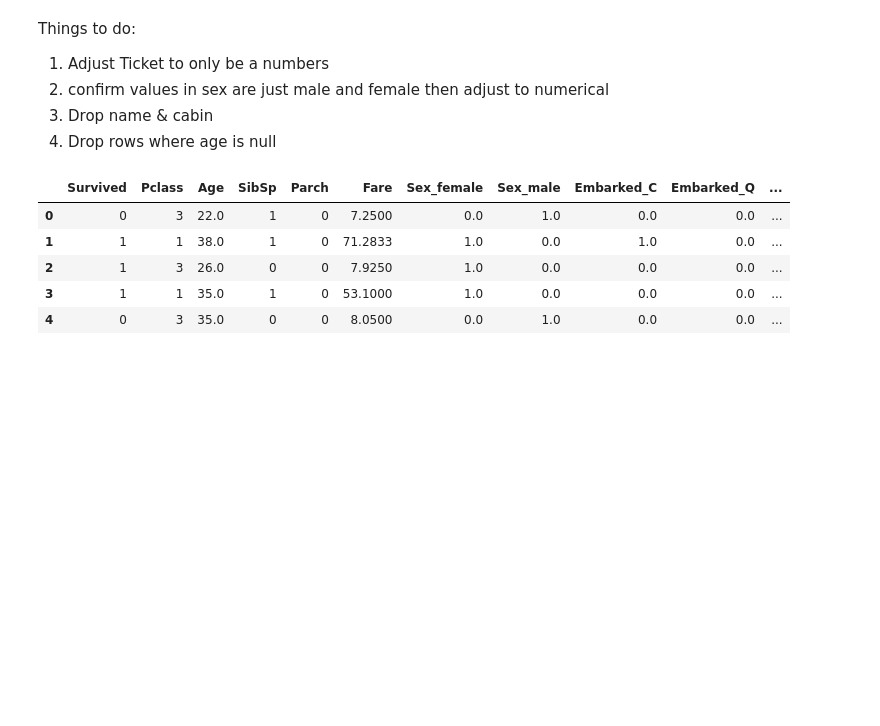
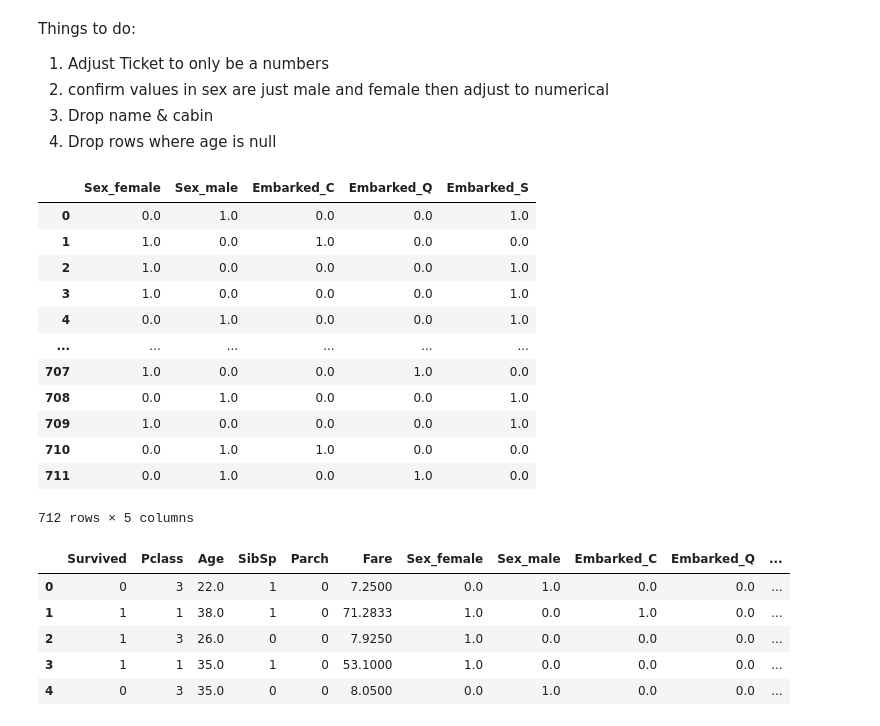
Before and after one commit to mackford3/Titanic, a Jupyter notebook: titanic.ipynb, the cells around one changed output. Saved outputs shown, nothing was run; the diff lists cells and outputs as text; code cells hidden in the pictures; blank space fills up the shorter version.

```diff
--- a/titanic.ipynb
+++ b/titanic.ipynb
@@ -50,6 +67,9 @@ df_train['Ticket'] = df_train['Ticket'].str.replace(r'[^0-9]', '', regex=True)
 #^ Dont need this going to drop ticket
 # %%
 df_train.dropna(subset='Age', inplace=True)
+df_train.dropna(subset='Embarked', inplace=True)
+df_train.drop(columns=['Cabin','Name','Ticket','PassengerId'],inplace=True)
+df_train.reset_index(drop=True, inplace=True)
 # %%
 #adjusting categorical columns:
 encoder = OneHotEncoder(sparse_output=False, handle_unknown='ignore')
@@ -59,0 +79,16 @@ df_train = pd.concat([df_train,encoded_df],axis=1)
+# %%
+encoded_df
+# %% [output]
+|  | Sex_female | Sex_male | Embarked_C | Embarked_Q | Embarked_S |
+| 0 | 0.0 | 1.0 | 0.0 | 0.0 | 1.0 |
+| 1 | 1.0 | 0.0 | 1.0 | 0.0 | 0.0 |
+| 2 | 1.0 | 0.0 | 0.0 | 0.0 | 1.0 |
+| 3 | 1.0 | 0.0 | 0.0 | 0.0 | 1.0 |
+| 4 | 0.0 | 1.0 | 0.0 | 0.0 | 1.0 |
+| ... | ... | ... | ... | ... | ... |
+| 707 | 1.0 | 0.0 | 0.0 | 1.0 | 0.0 |
+| 708 | 0.0 | 1.0 | 0.0 | 0.0 | 1.0 |
+| 709 | 1.0 | 0.0 | 0.0 | 0.0 | 1.0 |
+| 710 | 0.0 | 1.0 | 1.0 | 0.0 | 0.0 |
+| 711 | 0.0 | 1.0 | 0.0 | 1.0 | 0.0 |
+712 rows × 5 columns
```
Also changed, not shown: parts of 18 cells of this notebook, 1 other file.
